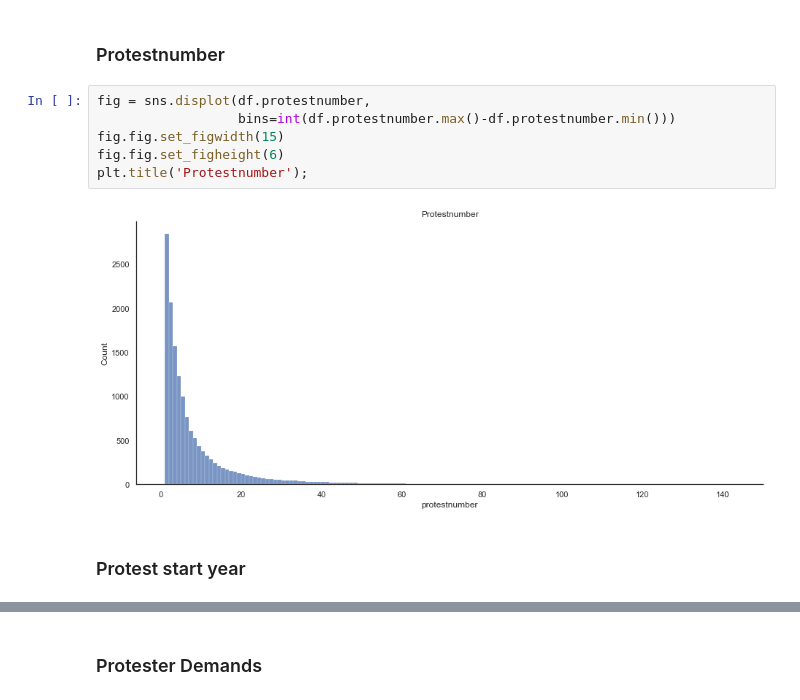
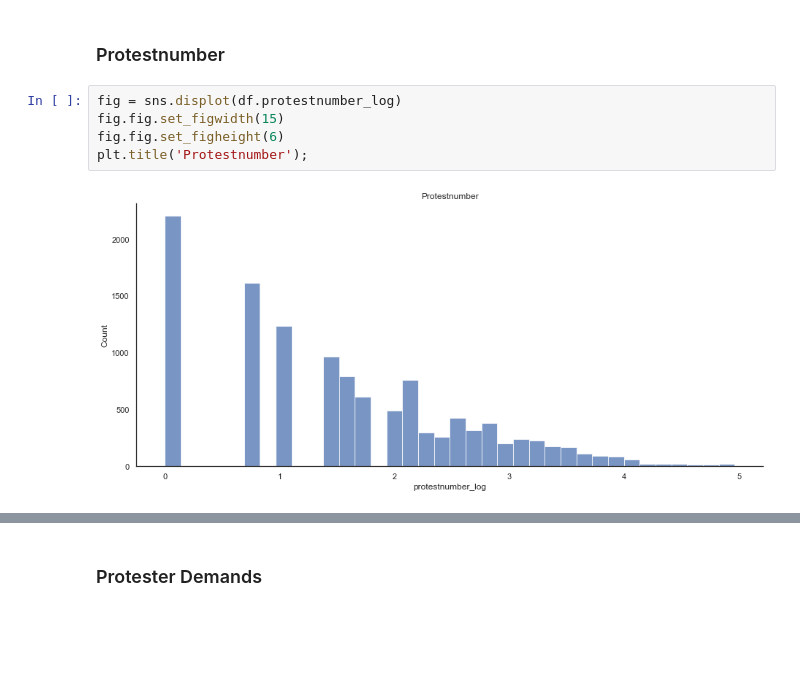
Before and after one commit to sethnlewis/Predicting-Political-Revolutions, a Jupyter notebook: notebooks/EDA.ipynb, the cells around one changed output, grey strips where cells are left out. Cells and saved outputs as stored; diff of their text form; blank space fills up the shorter version.

```diff
--- a/notebooks/EDA.ipynb
+++ b/notebooks/EDA.ipynb
@@ -87,12 +94,9 @@ custom_plot_matrix(df, max_corr=0.5)
 # %% [markdown]
 ### Protestnumber
 # %%
-fig = sns.displot(df.protestnumber,
-                  bins=int(df.protestnumber.max()-df.protestnumber.min()))
+fig = sns.displot(df.protestnumber_log)
 fig.fig.set_figwidth(15)
 fig.fig.set_figheight(6)
 plt.title('Protestnumber');
 # %% [output]
-[figure, old version]
+[figure, new version]
-# %% [markdown]
-### Protest start year
```
Also changed, not shown: parts of 20 cells of this notebook, 11 other files.
